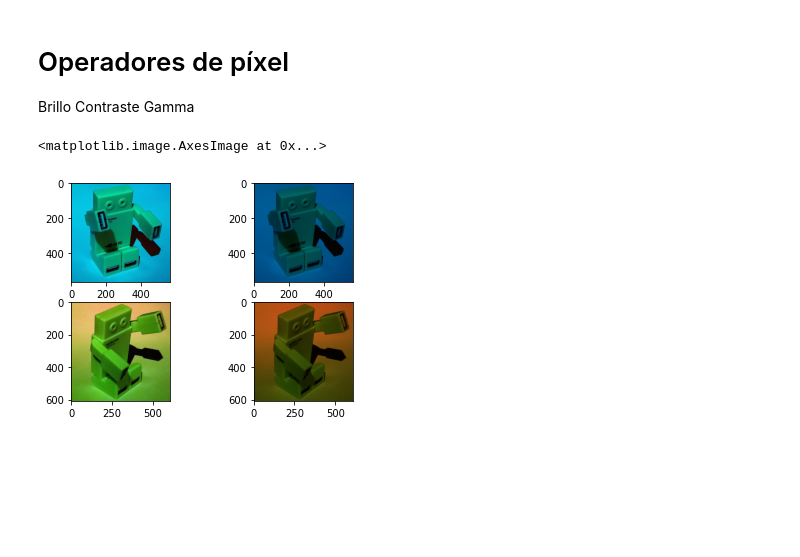
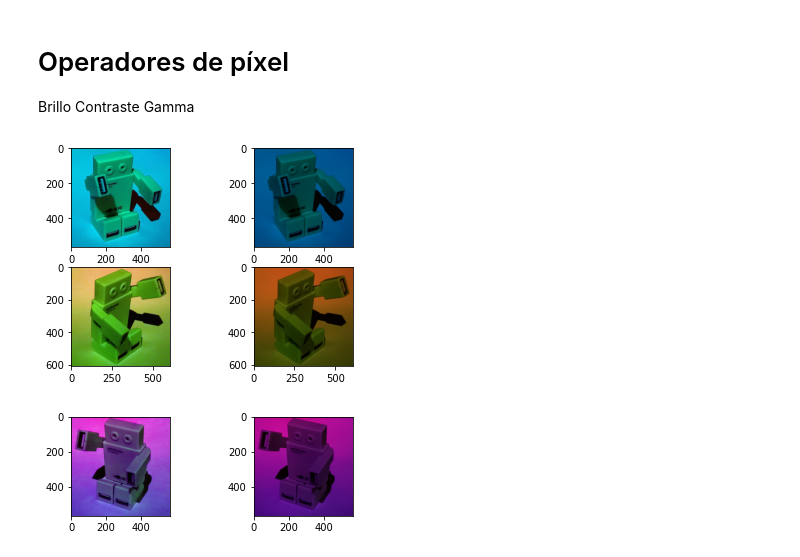
Before and after one commit to pseverini84/vpc1, a Jupyter notebook: TP1/02.WhitePatch.ipynb, the cells around one changed output. Cells and saved outputs as stored; diff of their text form; code cells hidden in the pictures; blank space fills up the shorter version.

```diff
--- a/TP1/02.WhitePatch.ipynb
+++ b/TP1/02.WhitePatch.ipynb
@@ -23,9 +25,10 @@ img_mod=imgRGB.copy()
 maxR=np.max(imgRGB[:,:,0])
 maxG=np.max(imgRGB[:,:,1])
 maxB=np.max(imgRGB[:,:,2])
-#maxR=np.mean(imgRGB[:,:,0])*0.9
-#maxG=np.mean(imgRGB[:,:,1])*0.9
-#maxB=np.mean(imgRGB[:,:,2])*0.9
+
+#maxR=stats.scoreatpercentile(imgRGB[:,:,0], 90)
+#maxG=stats.scoreatpercentile(imgRGB[:,:,1], 90)
+#maxB=stats.scoreatpercentile(imgRGB[:,:,2], 90)
 
 img_mod[:,:,0]=(255/maxR)*imgRGB[:,:,0]
 img_mod[:,:,1]=(255/maxG)*imgRGB[:,:,1]
@@ -36,32 +39,60 @@ np.clip(img_mod, 0, 255, out=img_mod)   # Clip trunca a lo que se le diga (0 a 2
 img_mod=img_mod.astype('uint8') # Hay que castear a 8 bits
 ax3=plt.subplot(221)
 ax3.imshow(img_mod, cmap='gray', vmin=0, vmax=255)
 
 ax3=plt.subplot(222)
 ax3.imshow(imgRGB, cmap='gray', vmin=0, vmax=255)
-
 
 img = cv.imread('WP_O.png')
 imgRGB = cv.cvtColor(img, cv.COLOR_BGR2RGB)
 
 img_mod=imgRGB.copy()
 
 maxR=np.max(imgRGB[:,:,0])
 maxG=np.max(imgRGB[:,:,1])
 maxB=np.max(imgRGB[:,:,2])
 
 img_mod[:,:,0]=(255/maxR)*imgRGB[:,:,0]
 img_mod[:,:,1]=(255/maxG)*imgRGB[:,:,1]
 img_mod[:,:,2]=(255/maxB)*imgRGB[:,:,2]
 
 img_mod=img_mod.round()
 np.clip(img_mod, 0, 255, out=img_mod)   # Clip trunca a lo que se le diga (0 a 255)
 img_mod=img_mod.astype('uint8') # Hay que castear a 8 bits
 ax3=plt.subplot(223)
 ax3.imshow(img_mod, cmap='gray', vmin=0, vmax=255)
 
 ax3=plt.subplot(224)
 ax3.imshow(imgRGB, cmap='gray', vmin=0, vmax=255)
+
+plt.show()
+
+# Nueva figura
+fig = plt.figure()
+
+img = cv.imread('WP_R.png')
+imgRGB = cv.cvtColor(img, cv.COLOR_BGR2RGB)
+
+img_mod=imgRGB.copy()
+
+maxR=np.max(imgRGB[:,:,0])
+maxG=np.max(imgRGB[:,:,1])
+maxB=np.max(imgRGB[:,:,2])
+
+img_mod[:,:,0]=(255/maxR)*imgRGB[:,:,0]
+img_mod[:,:,1]=(255/maxG)*imgRGB[:,:,1]
+img_mod[:,:,2]=(255/maxB)*imgRGB[:,:,2]
+
+img_mod=img_mod.round()
+np.clip(img_mod, 0, 255, out=img_mod)   # Clip trunca a lo que se le diga (0 a 255)
+img_mod=img_mod.astype('uint8') # Hay que castear a 8 bits
+ax3=plt.subplot(221)
+ax3.imshow(img_mod, cmap='gray', vmin=0, vmax=255)
+
+ax3=plt.subplot(222)
+ax3.imshow(imgRGB, cmap='gray', vmin=0, vmax=255)
+# Histogramas de la imagen
+plt.show()
 # %% [output]
-<matplotlib.image.AxesImage at 0x...>
 [figure]
+[figure, added]
```
Also changed, not shown: parts of 1 cell of this notebook.
